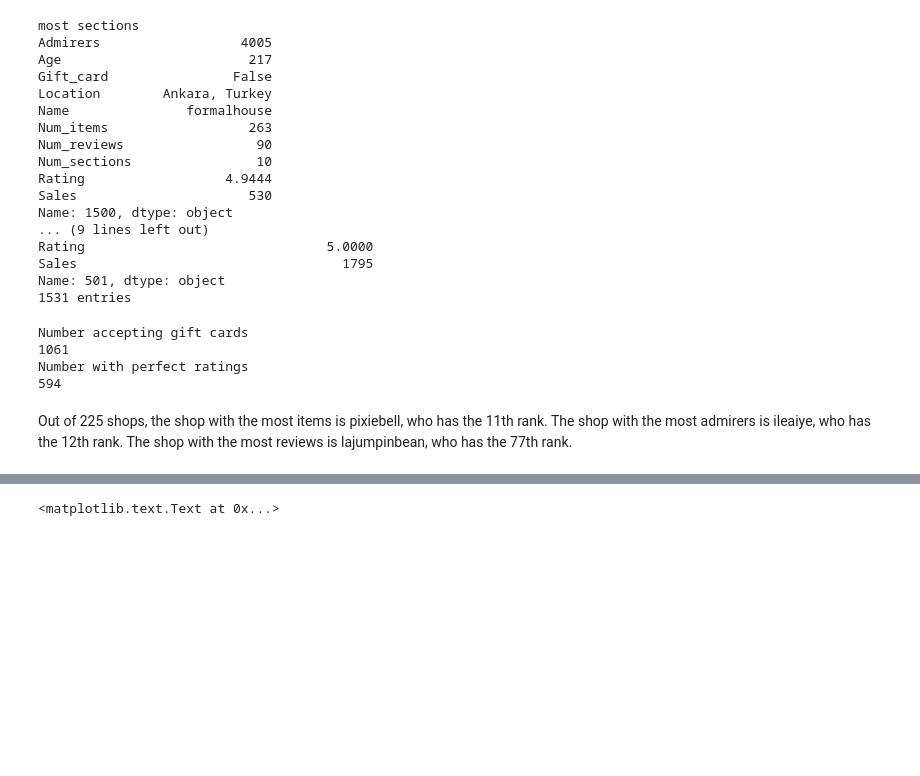
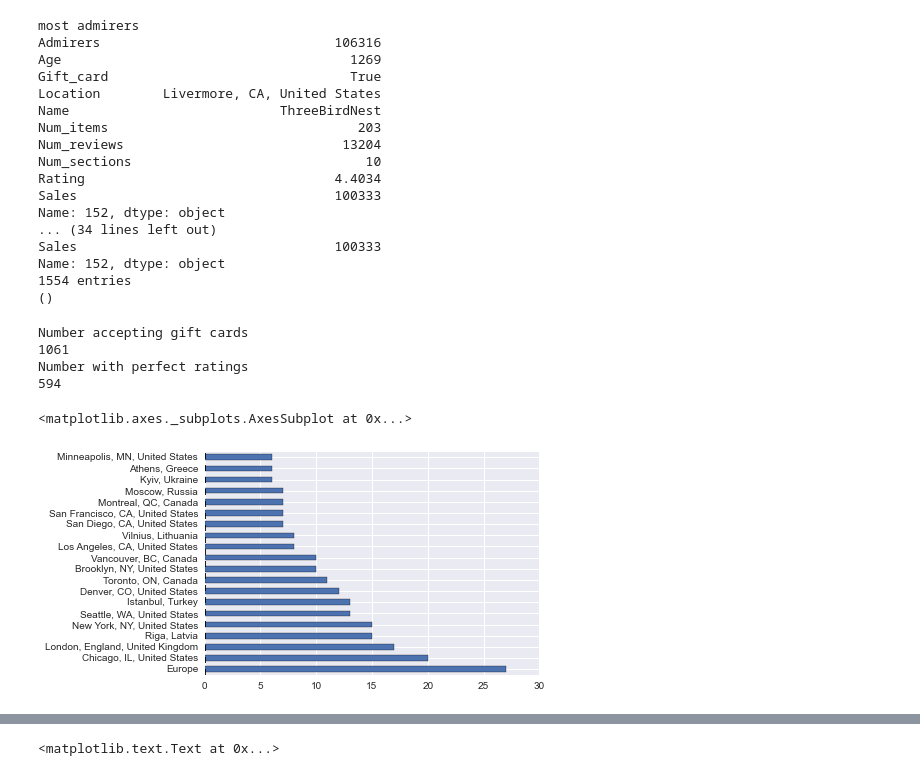
Before and after one commit to taniapapandrea/spring-2015-homeworks, a Jupyter notebook: submissions/Homework-6/6.Etsy-Shops.ipynb, the cells around one changed output, grey strips where cells are left out. Drawn from its saved outputs; the diff is of its cells as text; code cells hidden in the pictures; blank space fills up the shorter version.

```diff
--- a/submissions/Homework-6/6.Etsy-Shops.ipynb
+++ b/submissions/Homework-6/6.Etsy-Shops.ipynb
@@ -76,24 +76,25 @@ print(df.sort(columns='Num_items', ascending=False).iloc[0])
 print('most sales')
 print(df.sort(columns='Sales', ascending=False).iloc[0])
 print(str(len(df))+' entries')
+print()
 # %% [output]
-most sections
-Admirers                  4005
-Age                        217
-Gift_card                False
-Location        Ankara, Turkey
-Name               formalhouse
-Num_items                  263
-Num_reviews                 90
-Num_sections                10
-Rating                  4.9444
-Sales                      530
-Name: 1500, dtype: object
-... (9 lines left out)
-Rating                               5.0000
-Sales                                  1795
-Name: 501, dtype: object
-1531 entries
+most admirers
+Admirers                              106316
+Age                                     1269
+Gift_card                               True
+Location        Livermore, CA, United States
+Name                           ThreeBirdNest
+Num_items                                203
+Num_reviews                            13204
+Num_sections                              10
+Rating                                4.4034
+Sales                                 100333
+Name: 152, dtype: object
+... (34 lines left out)
+Sales                                 100333
+Name: 152, dtype: object
+1554 entries
+()
 # %%
 print('Number accepting gift cards')
 print(len([x for x in df.Gift_card if x==True]))
@@ -109,5 +108,10 @@ Number with perfect ratings
-# %% [markdown]
-Out of 225 shops, the shop with the most items is pixiebell, who has the 11th rank. The shop with the most admirers is ileaiye, who has the 12th rank. The shop with the most reviews is lajumpinbean, who has the 77th rank.
+# %%
+%matplotlib inline
+locations = df.Location.value_counts().drop([-1], axis=0).head(20)
+locations.plot(kind='barh')
+# %% [output]
+<matplotlib.axes._subplots.AxesSubplot at 0x...>
+[figure, added]
 # %%
 items = [x for x in df.Num_items if x>10]
 plt.plot(items)
```
Also changed, not shown: parts of 10 cells of this notebook.
